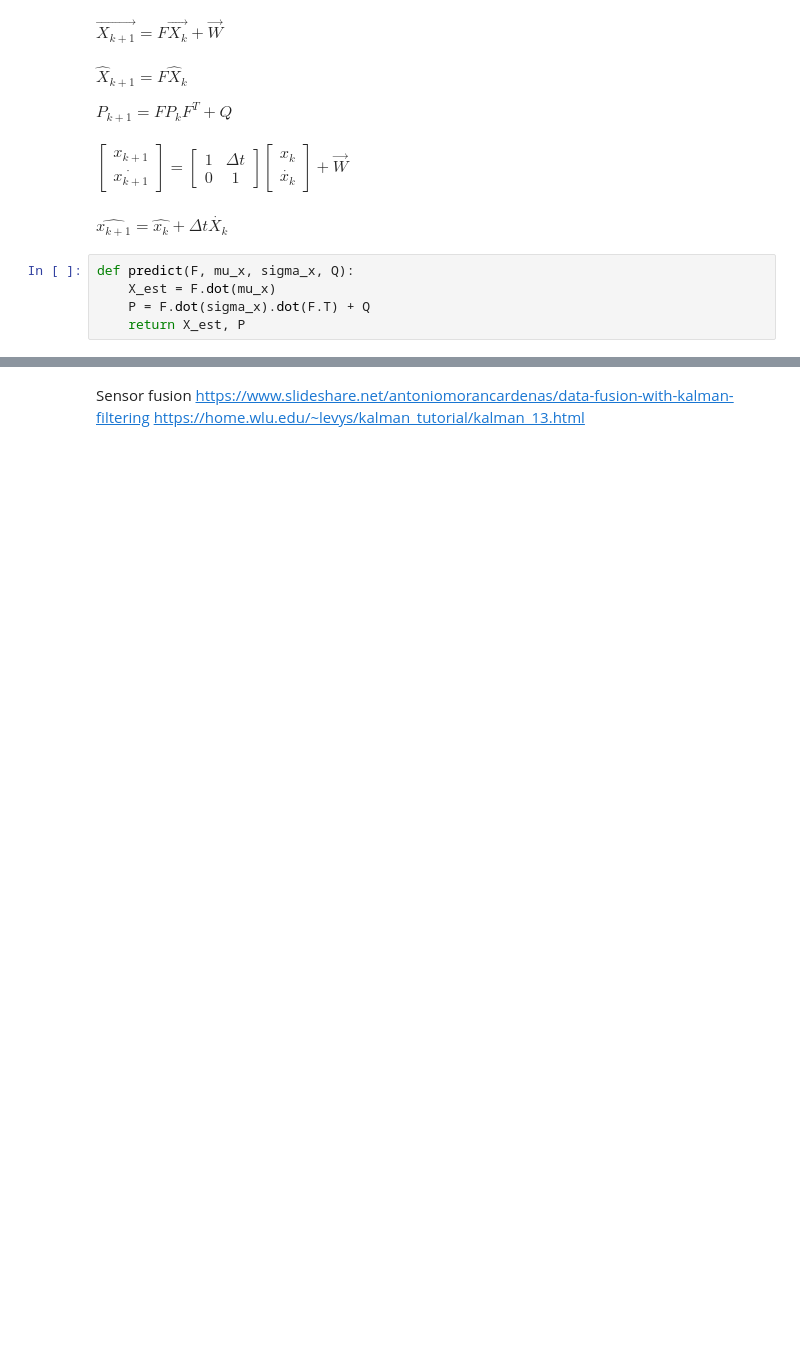
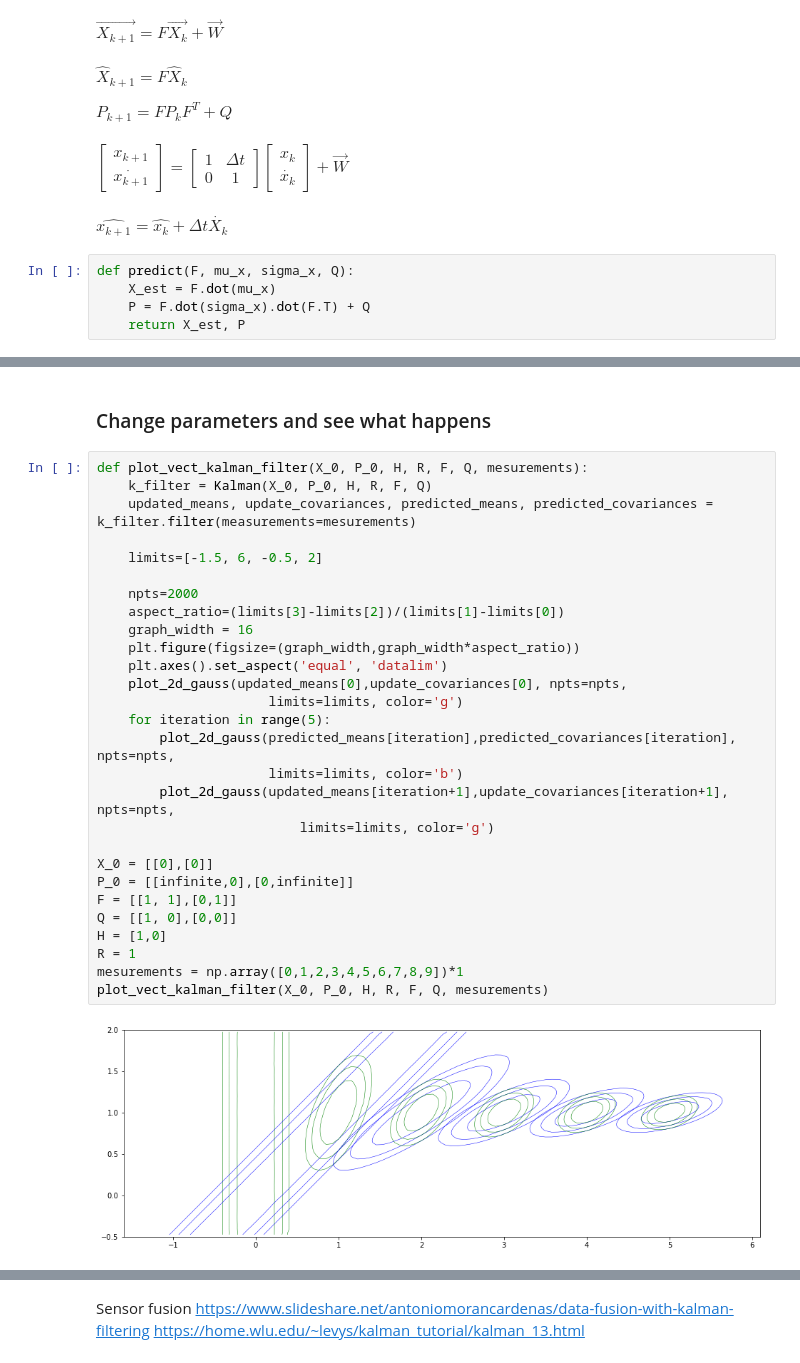
Before and after one commit to jganzabal/Kalman-as-Recursive-Bayesian-Estimation, a Jupyter notebook: 4_Two dimensional Kalman filter.ipynb, the cells around one changed output, grey strips where cells are left out. Drawn from its saved outputs; the diff is of its cells as text; blank space fills up the shorter version.

```diff
--- a/4_Two dimensional Kalman filter.ipynb
+++ b/4_Two dimensional Kalman filter.ipynb
@@ -243,0 +244,32 @@ print(mu_x_uu)
+# %% [markdown]
+### Change parameters and see what happens
+# %%
+def plot_vect_kalman_filter(X_0, P_0, H, R, F, Q, mesurements):
+    k_filter = Kalman(X_0, P_0, H, R, F, Q)
+    updated_means, update_covariances, predicted_means, predicted_covariances = k_filter.filter(measurements=mesurements)
+
+    limits=[-1.5, 6, -0.5, 2]
+
+    npts=2000
+    aspect_ratio=(limits[3]-limits[2])/(limits[1]-limits[0])
+    graph_width = 16
+    plt.figure(figsize=(graph_width,graph_width*aspect_ratio))
+    plt.axes().set_aspect('equal', 'datalim')
+    plot_2d_gauss(updated_means[0],update_covariances[0], npts=npts,
+                      limits=limits, color='g')
+    for iteration in range(5):
+        plot_2d_gauss(predicted_means[iteration],predicted_covariances[iteration], npts=npts,
+                      limits=limits, color='b')
+        plot_2d_gauss(updated_means[iteration+1],update_covariances[iteration+1], npts=npts,
+                          limits=limits, color='g')
+
+X_0 = [[0],[0]]
+P_0 = [[infinite,0],[0,infinite]]
+F = [[1, 1],[0,1]]
+Q = [[1, 0],[0,0]]
+H = [1,0]
+R = 1
+mesurements = np.array([0,1,2,3,4,5,6,7,8,9])*1
+plot_vect_kalman_filter(X_0, P_0, H, R, F, Q, mesurements)
+# %% [output]
+[figure, added]
```
Also changed, not shown: parts of 39 cells of this notebook, 3 other files.
